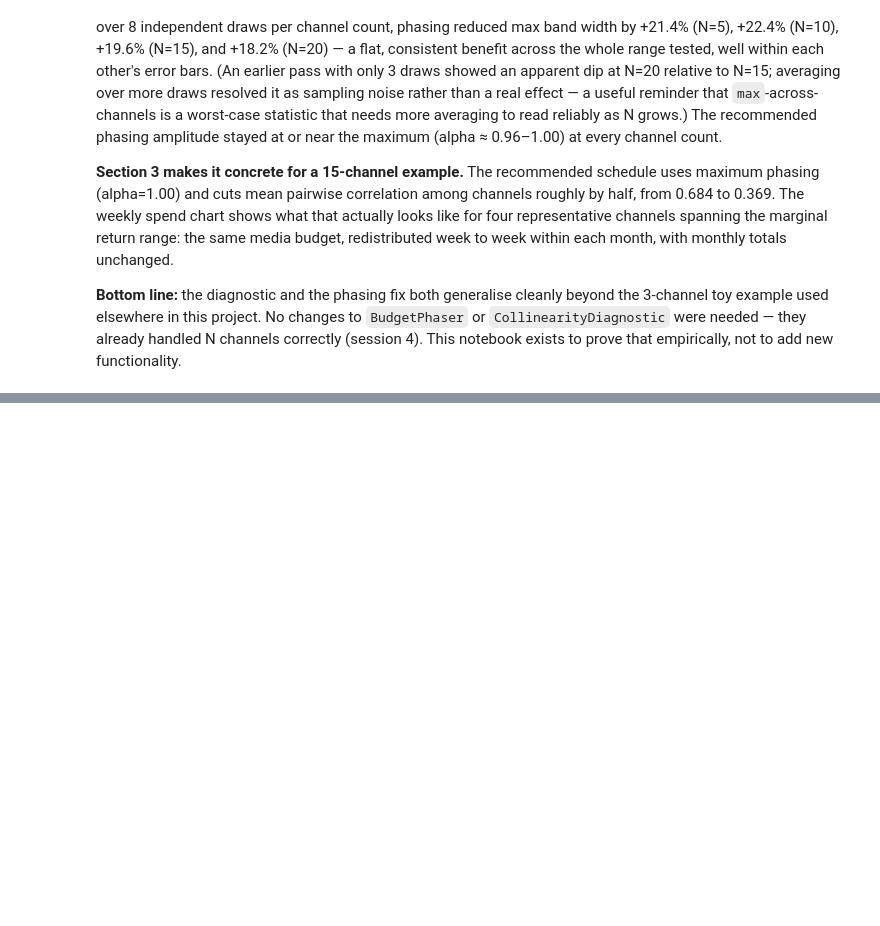
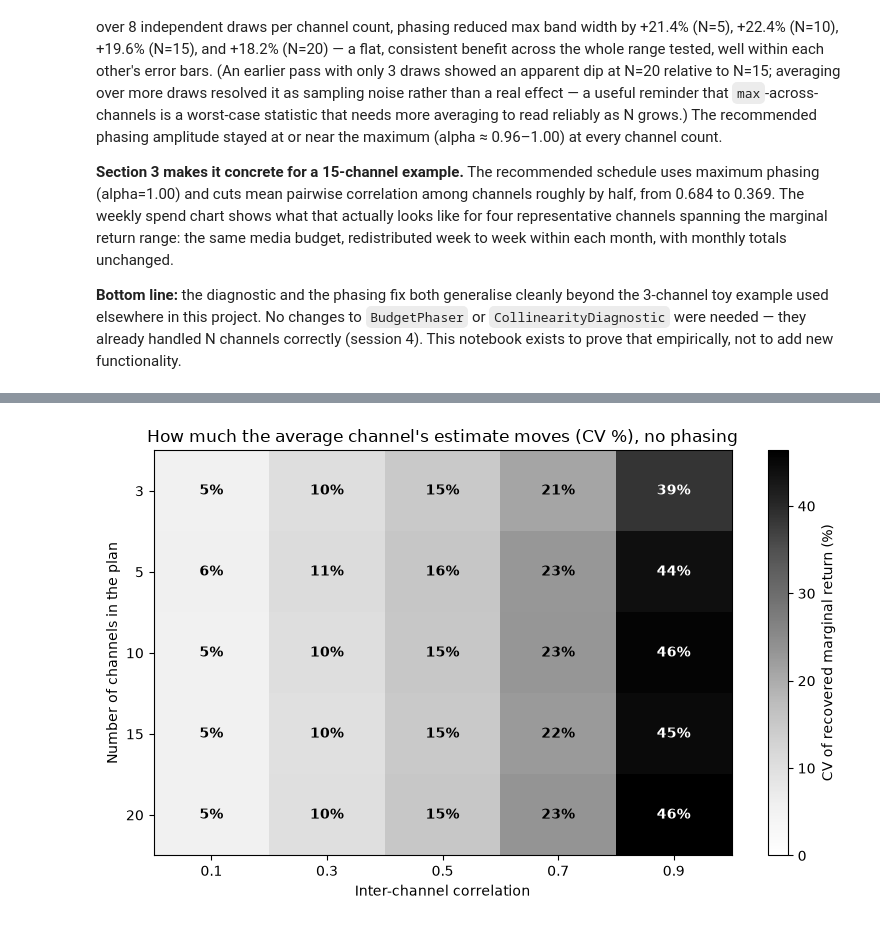
Before and after one commit to raz1470/how_wrong_is_your_mmm, a Jupyter notebook: notebooks/04_channel_scaling_walkthrough.ipynb, the cells around one changed output, grey strips where cells are left out. Saved outputs shown, nothing was run; the diff lists cells and outputs as text; code cells hidden in the pictures; blank space fills up the shorter version.

```diff
--- a/notebooks/04_channel_scaling_walkthrough.ipynb
+++ b/notebooks/04_channel_scaling_walkthrough.ipynb
@@ -860,0 +1000,27 @@ Same caveat as Section 2b: this is one worked example at one channel count, not
+# %%
+fig, ax = plt.subplots(figsize=(8, 5))
+data = grid_mean.to_numpy()
+im = ax.imshow(data, cmap="Greys", aspect="auto", vmin=0, vmax=data.max())
+
+ax.set_xticks(range(len(SWEEP_CORRELATIONS)))
+ax.set_xticklabels(SWEEP_CORRELATIONS)
+ax.set_yticks(range(len(SWEEP_CHANNEL_COUNTS)))
+ax.set_yticklabels(SWEEP_CHANNEL_COUNTS)
+ax.set_xlabel("Inter-channel correlation")
+ax.set_ylabel("Number of channels in the plan")
+ax.set_title("How much the average channel's estimate moves (CV %), no phasing")
+
+threshold = data.max() * 0.55
+for i in range(data.shape[0]):
+    for j in range(data.shape[1]):
+        ax.text(
+            j, i, f"{data[i, j]:.0f}%",
+            ha="center", va="center", fontweight="bold",
+            color="white" if data[i, j] > threshold else "black",
+        )
+
+fig.colorbar(im, ax=ax, label="CV of recovered marginal return (%)")
+fig.tight_layout()
+plt.show()
+# %% [output]
+[figure, added]
```
Also changed, not shown: parts of 9 cells of this notebook, 1 other file.
